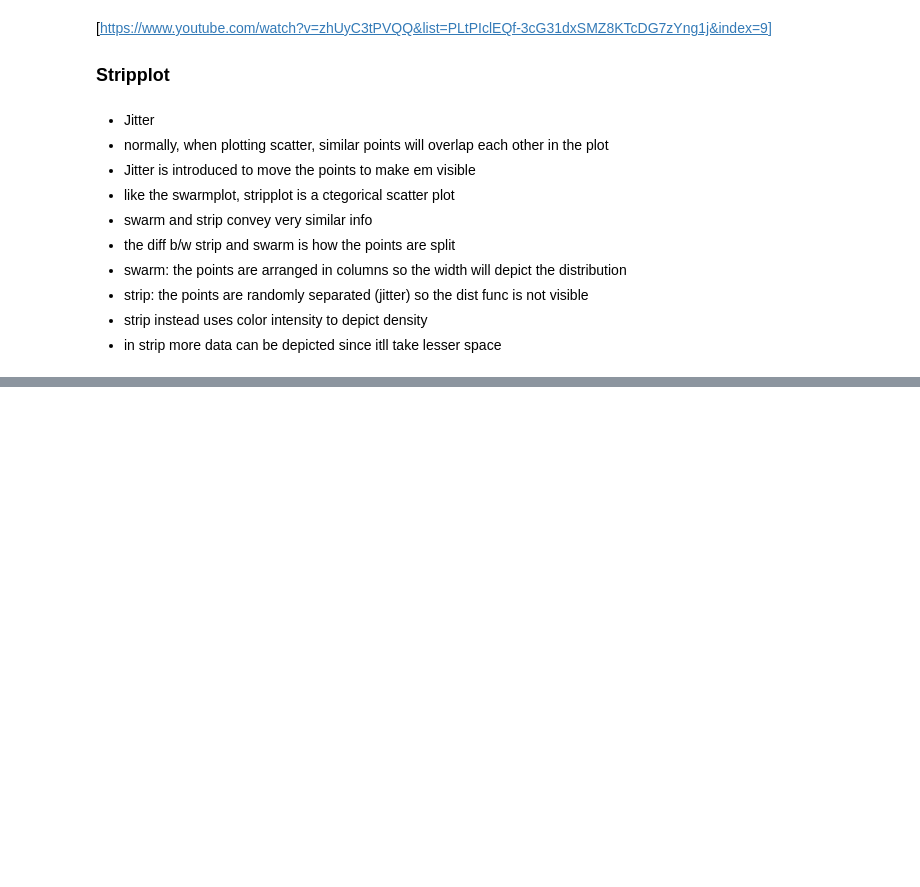
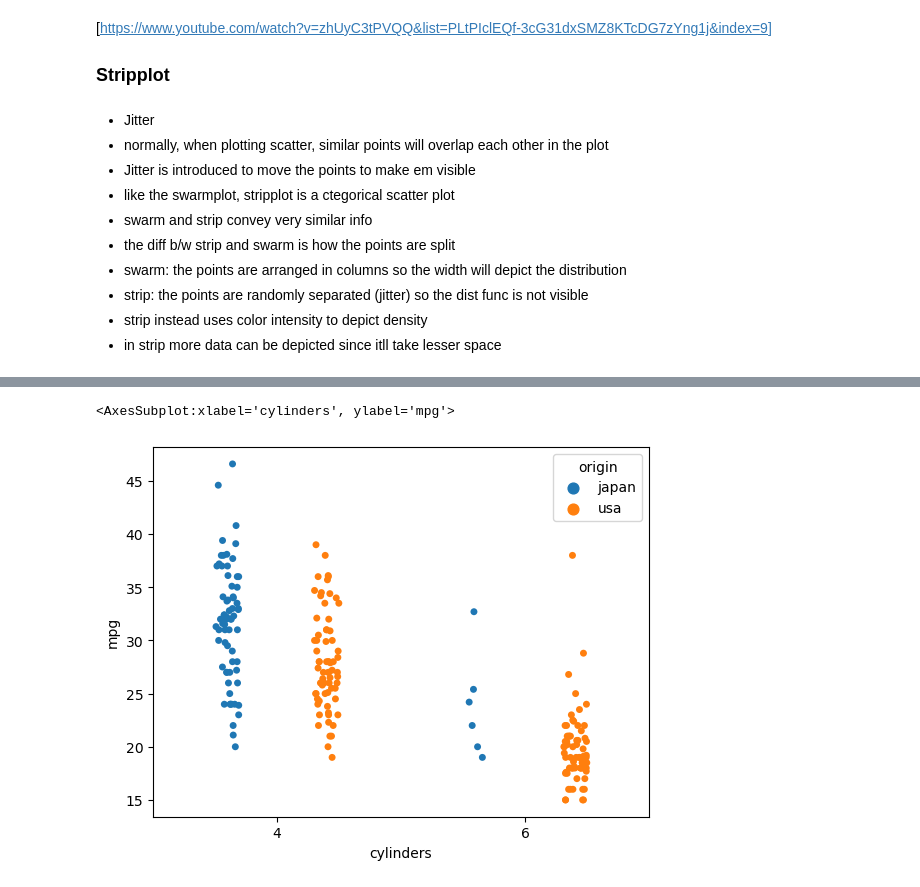
Before and after one commit to sarblohw/py_viz_seaborn, a Jupyter notebook: sns_stripplot.ipynb, the cells around one changed output, grey strips where cells are left out. Drawn from its saved outputs; the diff is of its cells as text; code cells hidden in the pictures; blank space fills up the shorter version.

```diff
--- a/sns_stripplot.ipynb
+++ b/sns_stripplot.ipynb
@@ -28,0 +27,6 @@ sns.stripplot(data = cars, x = 'mpg')
+# %%
+sns.stripplot(data = cars.loc[(cars.cylinders.isin([4,6])) & (cars.origin.isin(['japan', 'usa']))],
+              y = 'mpg', x = 'cylinders', hue = 'origin', dodge = True)
+# %% [output]
+<AxesSubplot:xlabel='cylinders', ylabel='mpg'>
+[figure, added]
```
Also changed, not shown: parts of 11 cells of this notebook.
